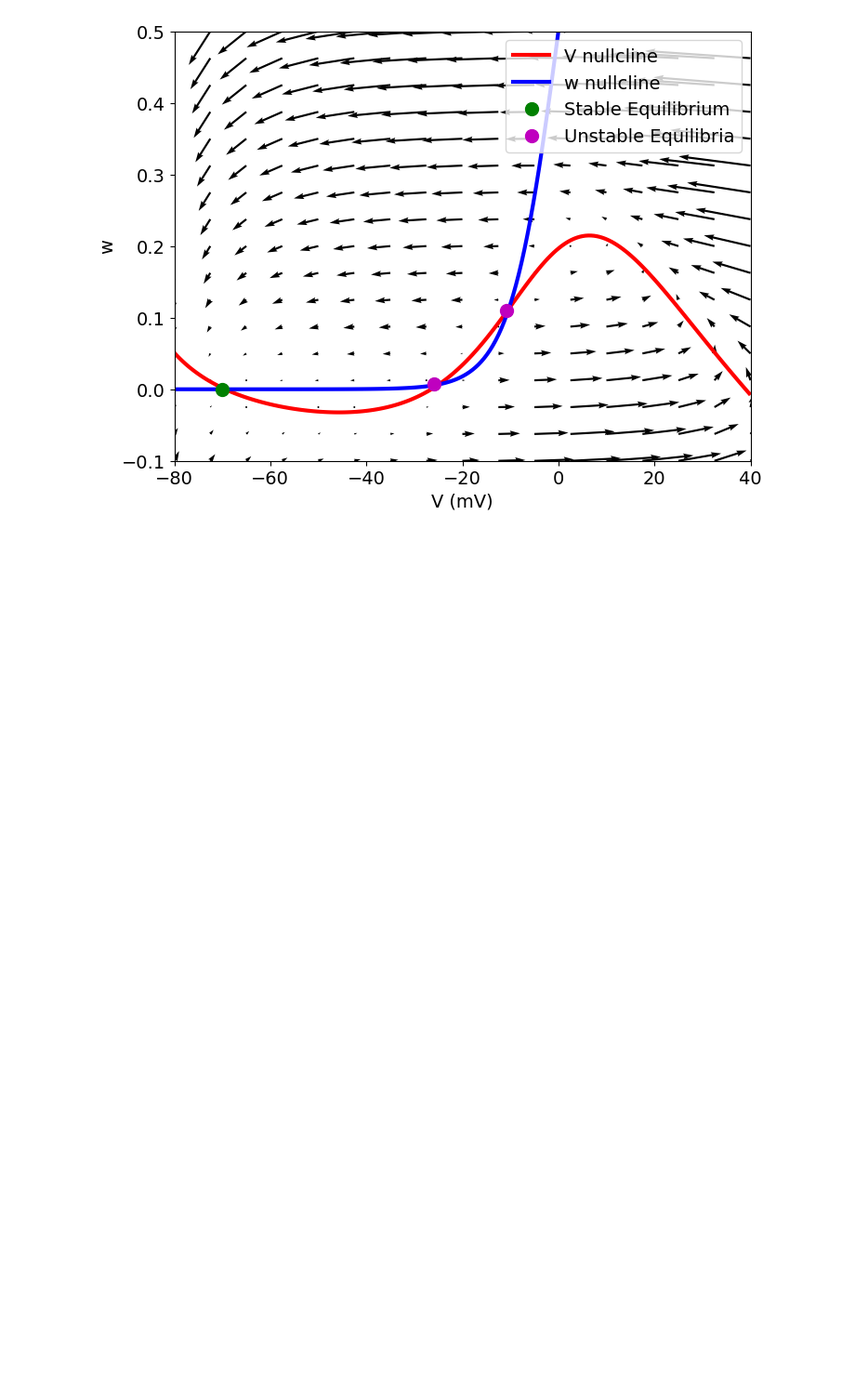
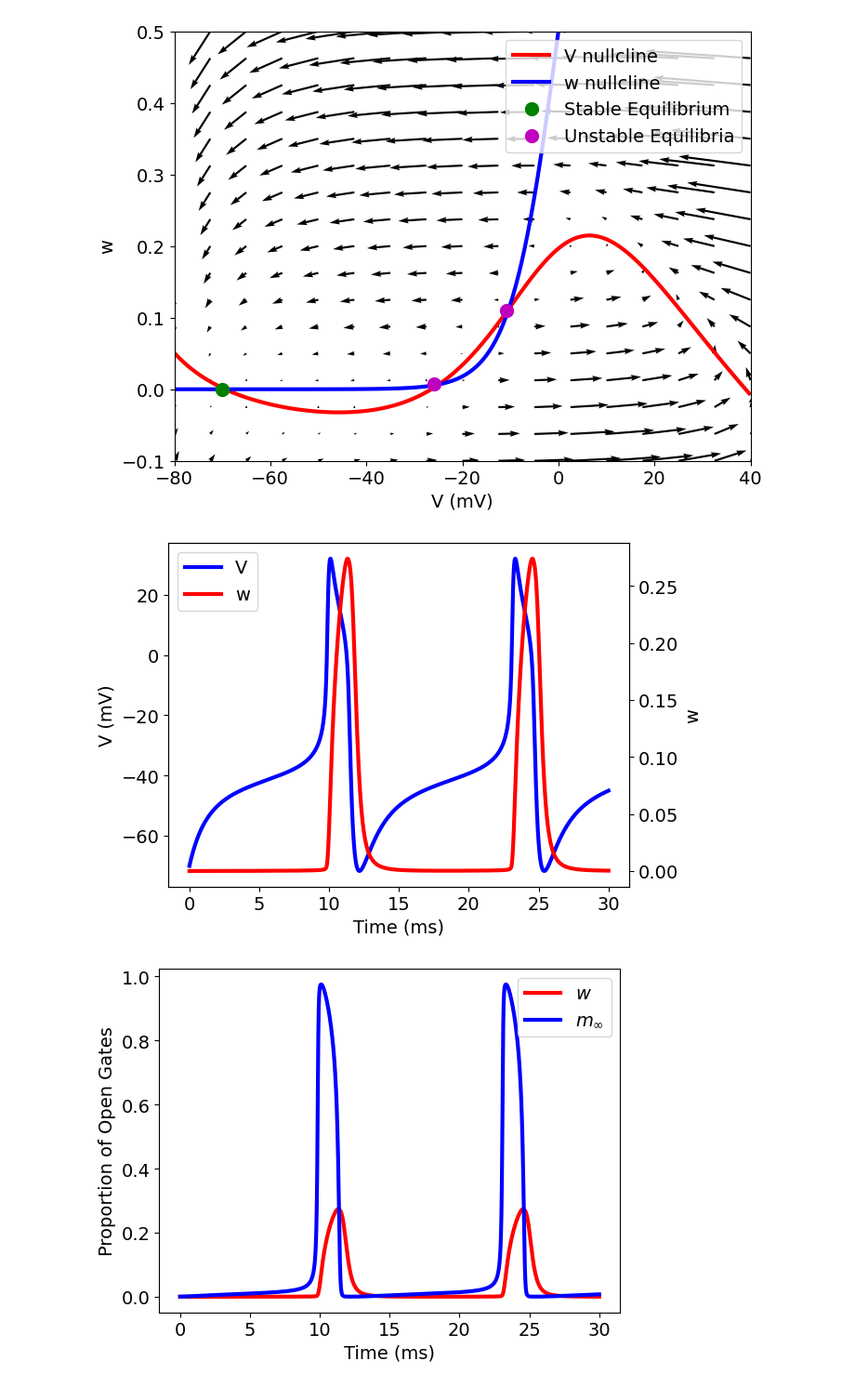
Before and after one commit to sstanbridge09/biologyCoursework, a Jupyter notebook: phasePortraits.ipynb, the cells around one changed output. Shown at 93% size. Cells and saved outputs as stored; diff of their text form; code cells hidden in the pictures; blank space fills up the shorter version.

```diff
--- a/phasePortraits.ipynb
+++ b/phasePortraits.ipynb
@@ -145,34 +156,68 @@ par = np.array([
     2,      # C
     20,     # gfast
     20,     # gslow
     2,      # gleak
     50,     # ENa
     -100,   # EK
     -70,    # Eleak
     -1.2,   # bm
     18,     # cm
     0,     # bw
     10,     # cw
     0.15,   # phiw
     40      # Istim
 ])
 # Initial conditions
 x0 = np.array([-70,0])
-t0,tfin=0,200
+t0,tfin=0,30
 delta_max=1e-2
 # Solve the system using solve_ivp
 solution = solve_ivp(
     hodgkinHuxley,                  # Function to integrate
     (t0, tfin),                     # Time interval (start, end)
     x0,                             # Initial conditions
     args=(par,),                       # Additional parameters to pass to hodgkinHuxley function
     max_step=1e-2,                  # Maximum step size
     dense_output=True               # Get continuous solution
 )
 
 # Extract solution
 t_values = solution.t
 V_values, w_values = solution.y
+
+fig, ax1 = plt.subplots()
+
+# Plot V_values on the left y-axis
+line1, = ax1.plot(t_values, V_values, 'b', label="V")
+ax1.set_xlabel('Time (ms)')
+ax1.set_ylabel('V (mV)')
+
+# Create a second y-axis sharing the same x-axis
+ax2 = ax1.twinx()
+
+# Plot w_values on the right y-axis
+line2, = ax2.plot(t_values, w_values, 'r', label="w")
+ax2.set_ylabel('w')
+
+# Combine the legends from both axes into a single one
+lines = [line1, line2]
+labels = ['V', 'w']
+ax1.legend(lines, labels, loc="upper left")
+
+
+def m_inf(V, beta_m, gamma_m):
+    return 0.5 * (1 + np.tanh((V - beta_m) / gamma_m))
+# Show the plot
+plt.show()
+plt.plot(t_values, w_values,'r', label="$w$")
+plt.plot(t_values,m_inf(V_values,-1.2,18),'b', label=r"$m_{\infty}$")
+plt.legend()
+plt.xlabel("Time (ms)")
+plt.ylabel("Proportion of Open Gates")
+plt.show()
+# %% [output]
+[figure, added]
+[figure, added]
 # %%
 import numpy as np
 import matplotlib.pyplot as plt
```
Also changed, not shown: parts of 4 cells of this notebook.
